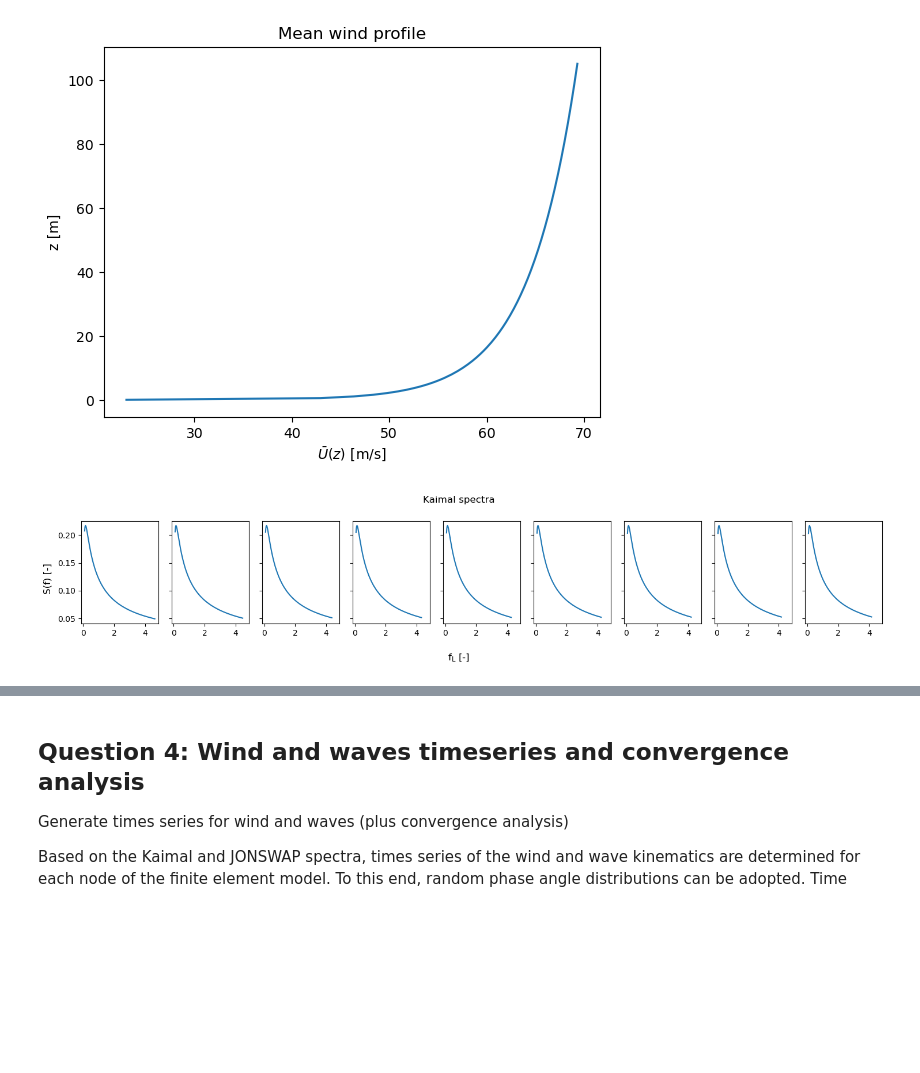
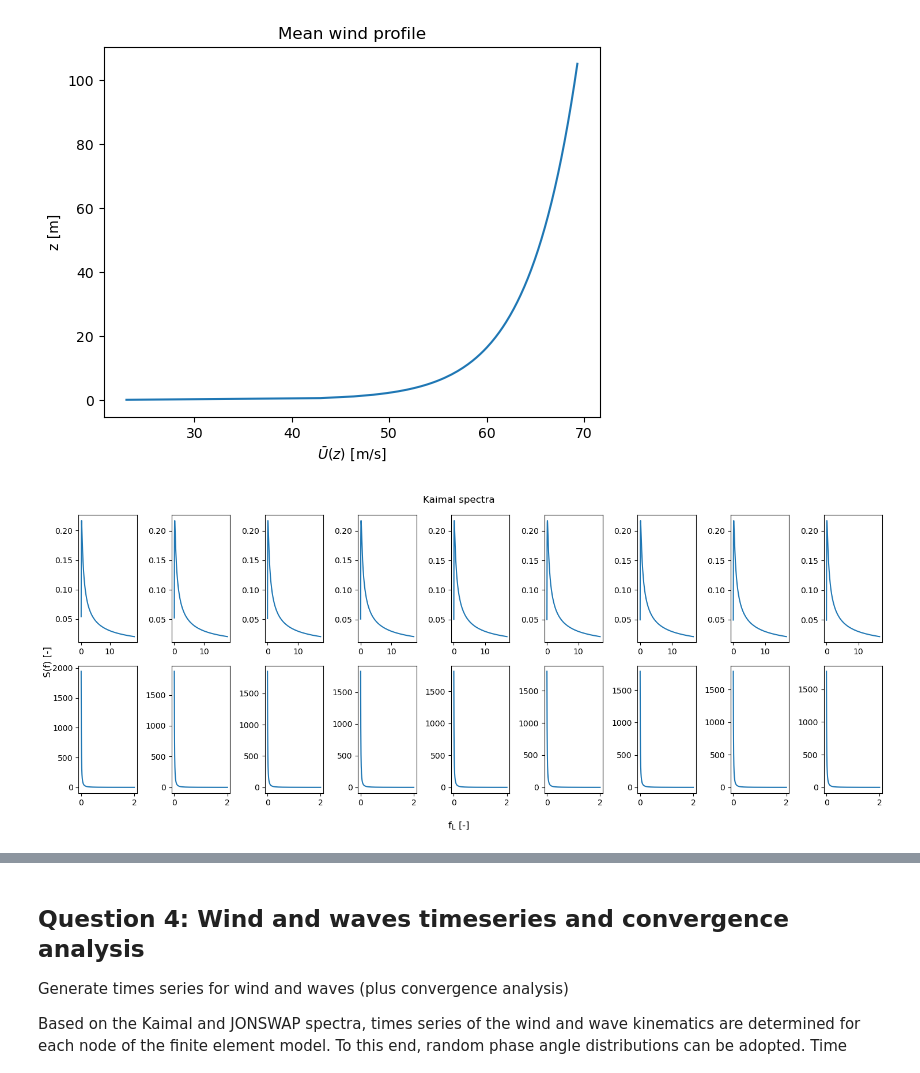
Before and after one commit to Lymone96/CIEM5220-Group2, a Jupyter notebook: 2_WW/WW_Assignment (Question 1-4).ipynb, the cells around one changed output, grey strips where cells are left out. Drawn from its saved outputs; the diff is of its cells as text; code cells hidden in the pictures; blank space fills up the shorter version.

```diff
--- a/2_WW/WW_Assignment (Question 1-4).ipynb
+++ b/2_WW/WW_Assignment (Question 1-4).ipynb
@@ -401,19 +402,24 @@ def Kaimal(z, f, C, m, u_star, k, z_0):
 
 z_nodes = np.linspace(-h, H, 13)
 z_nodes_air = z_nodes[z_nodes > 0]
-f_kaimal = np.linspace(0.01, 0.5, 1000)
+f_kaimal = np.linspace(0.001, 2.0, 1000)
 S_auto = np.zeros((len(z_nodes_air), len(f_kaimal)))
+R_N_auto = np.zeros((len(z_nodes_air), len(f_kaimal)))
+f_L = np.zeros(len(f_kaimal))
 
-fig, axes = plt.subplots(1, 9, figsize=(15, 3), sharex=True, sharey=True)
+
+fig, axes = plt.subplots(2, 9, figsize=(15, 6))
 for i,z in enumerate(z_nodes_air):
     f_L, R_N = Kaimal(z, f_kaimal, C, m, u_star, k, z_0)
 
     I_u = k * A / np.log(z / z_0)
     sigma_u = I_u * U_bar(z, u_star, k, z_0)
 
-    S_auto[i] = R_N * sigma_u**2 / f_kaimal
+    S_auto[i] = sigma_u**2 * R_N / f_kaimal
+    R_N_auto[i] = R_N
 
-    axes[i].plot(f_L, R_N)
+    axes[0][i].plot(f_L, R_N)
+    axes[1][i].plot(f_kaimal, S_auto[i])
 
 fig.supxlabel('$\\mathrm{f_L}$ [-]')
 fig.supylabel('S(f) [-]')
@@ -422,38 +428,42 @@ plt.tight_layout()
 
 def wind_cross_spectrum(f):
     S_wind_cross = np.zeros((len(z_nodes_air), len(z_nodes_air), len(f)))
+    R_N_wind_cross = np.zeros((len(z_nodes_air), len(z_nodes_air), len(f)))
 
     for i,S_1 in enumerate(S_auto):
         for j,S_2 in enumerate(S_auto):
             if i == j:
                 S_wind_cross[i, j] = S_1
+                R_N_wind_cross[i, j] = 1
                 continue
             z_i = z_nodes_air[i]
             z_j = z_nodes_air[j]
             r_z = np.abs(z_i - z_j)
             U_b = (U_bar(z_i, u_star, k, z_0) + U_bar(z_j, u_star, k, z_0)) / 2
             psi_u = np.exp(-f / U_b * np.sqrt((C_y * 0)**2 + (C_z * r_z)**2))
             S_cross = psi_u * np.sqrt(S_1 * S_2)
+
             S_wind_cross[i, j] = S_cross
-    return S_wind_cross
+            R_N_wind_cross[i, j] = psi_u
+    return S_wind_cross, R_N_wind_cross
 
-S_wind_cross = wind_cross_spectrum(f_kaimal)
+S_wind_cross, R_N_wind_cross = wind_cross_spectrum(f_kaimal)
 
 
 # Plotting the auto- and cross-spectra (commented to save time)
 
 # fig, axes = plt.subplots(len(z_nodes_air), len(z_nodes_air), figsize=(15, 15), sharex=True, sharey=True)
 
 # for i in range(len(S_auto)):
 #     for j in range(len(S_auto)):
-#         axes[i, j].loglog(f_kaimal, S_wind_cross[i, j])
+#         axes[i, j].loglog(f_L, R_N_wind_cross[i, j])
 
 # fig.supxlabel('f [Hz]')
 # fig.supylabel('$\\mathrm{S_{uu}(f)}$ [-]')
 # fig.suptitle('Auto- and co-spectra')
 # fig.tight_layout()
 # %% [output]
-[figure, old version]
+[figure, new version]
 # %%
 #Load case 1: resonance response
 f_p_1 = f_eigen[0]
```
Also changed, not shown: parts of 15 cells of this notebook.
